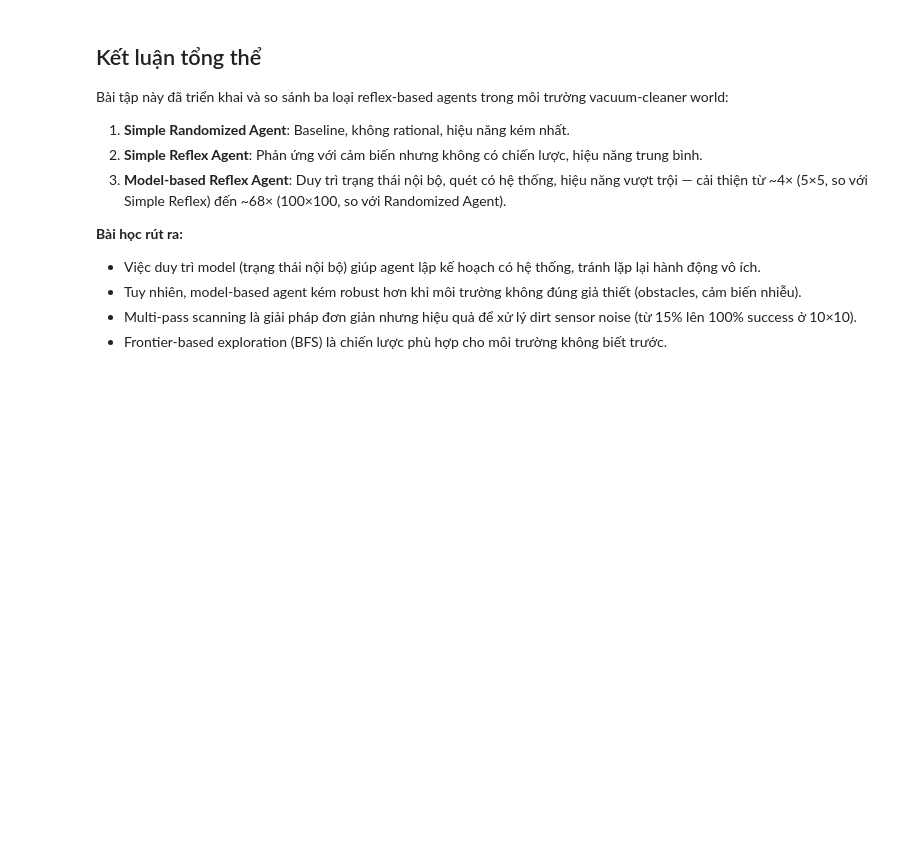
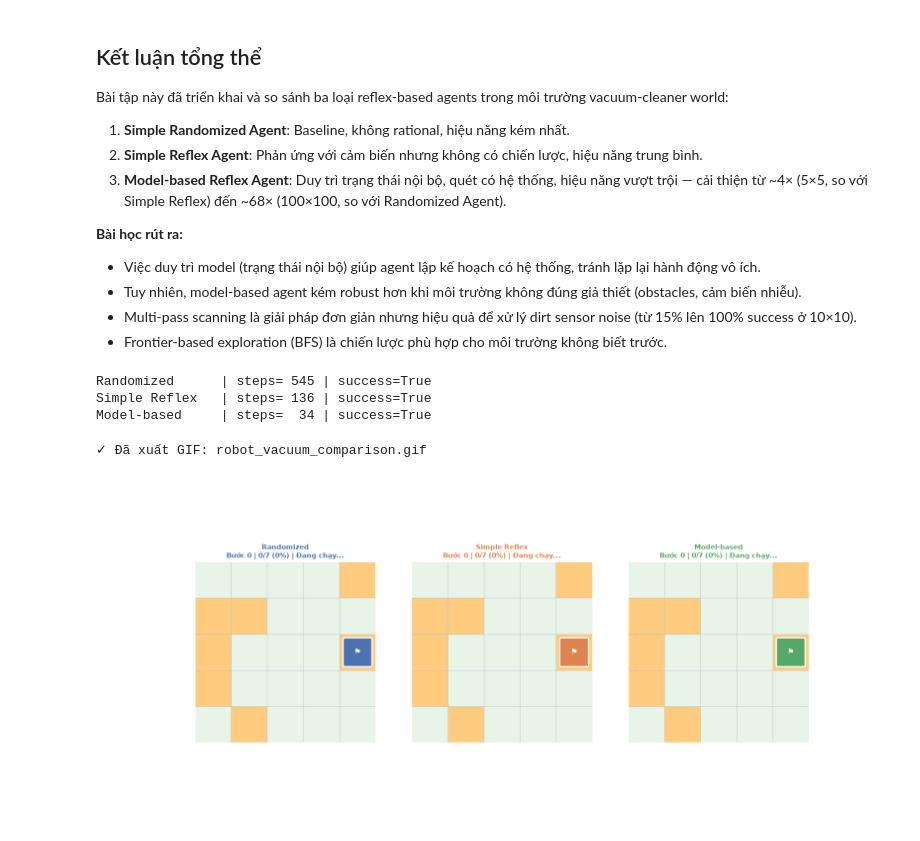
Before and after one commit to Huyyy23/SGU-TriTueNhanTaoNangCao, a Jupyter notebook: lab01 - Agent/robot_vacuum.ipynb, the cells around one changed output. Drawn from its saved outputs; the diff is of its cells as text; code cells hidden in the pictures; blank space fills up the shorter version.

Commit message:
Update gif render

```diff
--- a/lab01 - Agent/robot_vacuum.ipynb
+++ b/lab01 - Agent/robot_vacuum.ipynb
@@ -2951,0 +3355,50 @@ môi trường vacuum-cleaner world:
+# %%
+# ============================================================
+# VIDEO VISUALIZATION - DEMO
+# ============================================================
+
+# --- 1. Tạo agents ---
+agents = [
+    {
+        "name": "Randomized",
+        "func": simple_randomized_agent,
+        "color": "#4C72B0",
+    },
+    {
+        "name": "Simple Reflex",
+        "func": simple_reflex_agent,
+        "color": "#DD8452",
+    },
+    {
+        "name": "Model-based",
+        "func": make_model_based_agent(),
+        "color": "#55A868",
+    },
+]
+
+# --- 2. Chạy mô phỏng cùng seed (so sánh công bằng) ---
+traces = []
+for agent in agents:
+    trace = run_simulation_with_trace(
+        agent_function=agent["func"],
+        agent_name=agent["name"],
+        agent_color=agent["color"],
+        n=5,
+        p=0.2,
+        max_steps=600,
+        seed=42,         # cùng seed → cùng layout phòng
+    )
+    traces.append(trace)
+    print(f"{agent['name']:15s} | steps={trace['steps']:4d} | success={trace['success']}")
+
+# --- 3. Tạo animation so sánh ---
+fig, anim = render_comparison_animation(traces, figsize=(16, 7), speed=2)
+
+# --- 4. Xuất video ---
+export_video(anim, "robot_vacuum_comparison.gif", fps=8, dpi=110)
+# %% [output]
+Randomized      | steps= 545 | success=True
+Simple Reflex   | steps= 136 | success=True
+Model-based     | steps=  34 | success=True
+✓ Đã xuất GIF: robot_vacuum_comparison.gif
+[figure, added]
```
Also changed, not shown: parts of 13 cells of this notebook, 1 other file.
